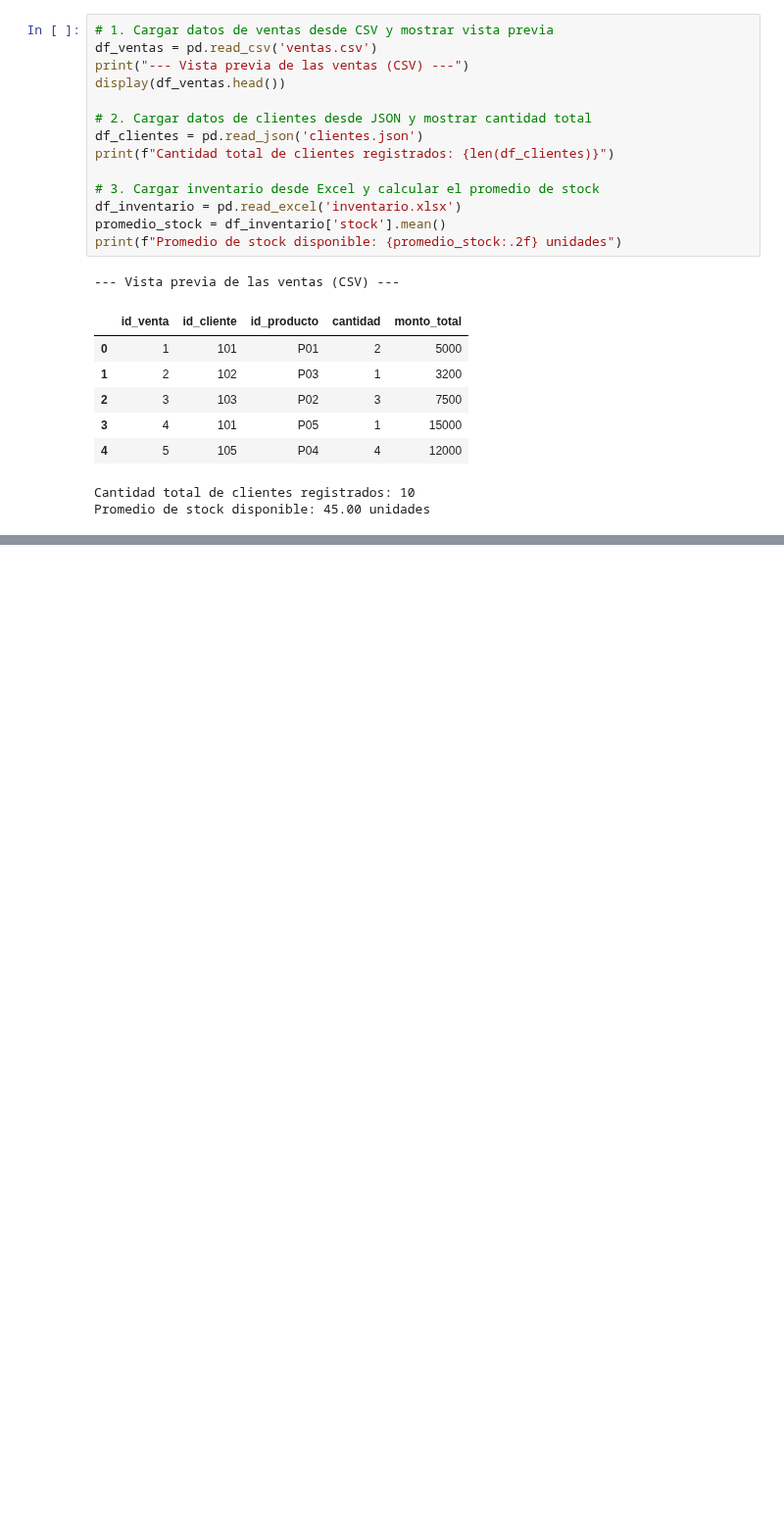
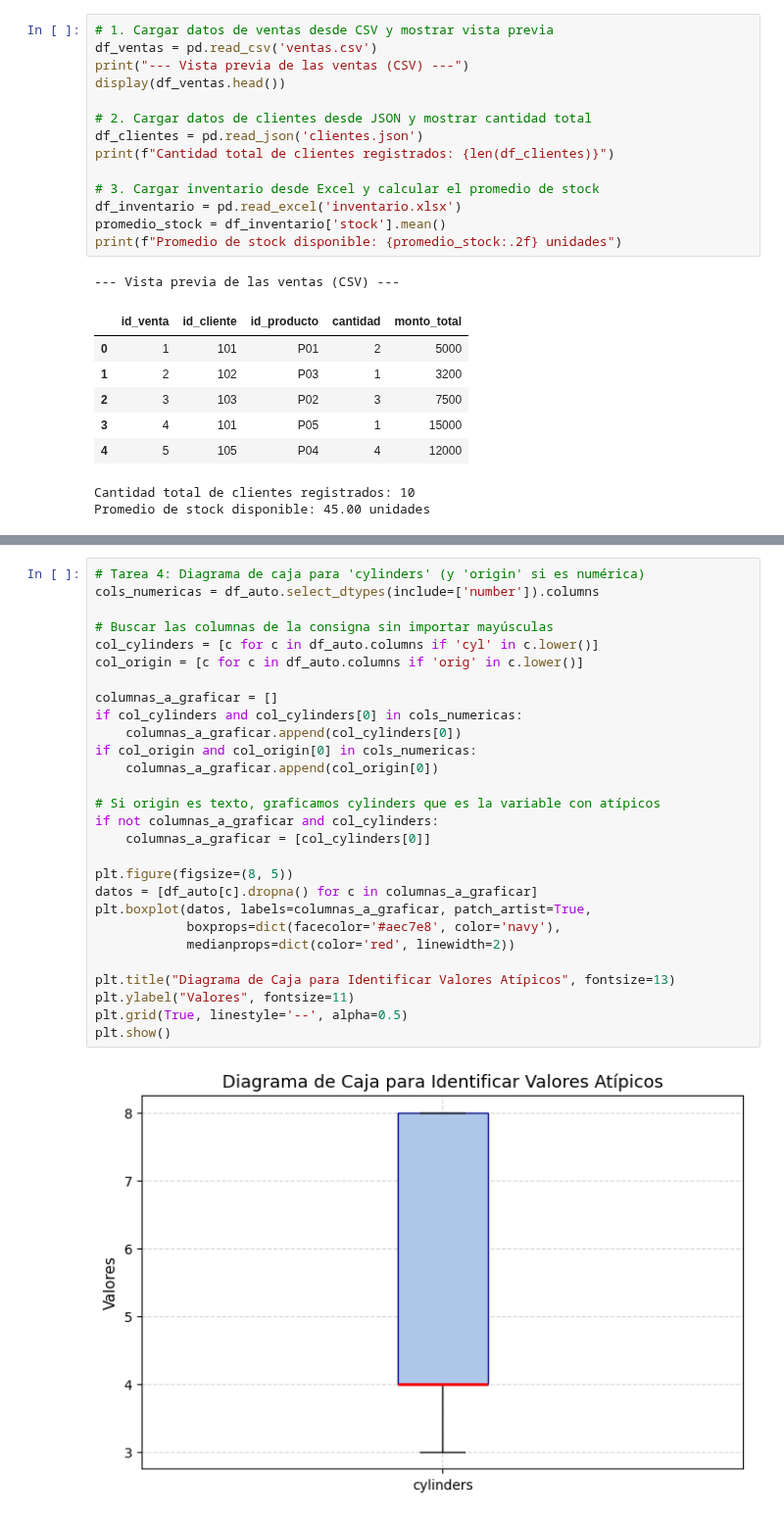
Before and after one commit to Gise08/Aprendizaje_Autotamico_2026, a Jupyter notebook: Clase_2/Clase_2.ipynb, the cells around one changed output, grey strips where cells are left out. Shown at 98% size. Drawn from its saved outputs; the diff is of its cells as text; blank space fills up the shorter version.

```diff
--- a/Clase_2/Clase_2.ipynb
+++ b/Clase_2/Clase_2.ipynb
@@ -69,0 +125,30 @@ Promedio de stock disponible: 45.00 unidades
+# %%
+# Tarea 4: Diagrama de caja para 'cylinders' (y 'origin' si es numérica)
+cols_numericas = df_auto.select_dtypes(include=['number']).columns
+
+# Buscar las columnas de la consigna sin importar mayúsculas
+col_cylinders = [c for c in df_auto.columns if 'cyl' in c.lower()]
+col_origin = [c for c in df_auto.columns if 'orig' in c.lower()]
+
+columnas_a_graficar = []
+if col_cylinders and col_cylinders[0] in cols_numericas:
+    columnas_a_graficar.append(col_cylinders[0])
+if col_origin and col_origin[0] in cols_numericas:
+    columnas_a_graficar.append(col_origin[0])
+
+# Si origin es texto, graficamos cylinders que es la variable con atípicos
+if not columnas_a_graficar and col_cylinders:
+    columnas_a_graficar = [col_cylinders[0]]
+
+plt.figure(figsize=(8, 5))
+datos = [df_auto[c].dropna() for c in columnas_a_graficar]
+plt.boxplot(datos, labels=columnas_a_graficar, patch_artist=True,
+            boxprops=dict(facecolor='#aec7e8', color='navy'),
+            medianprops=dict(color='red', linewidth=2))
+
+plt.title("Diagrama de Caja para Identificar Valores Atípicos", fontsize=13)
+plt.ylabel("Valores", fontsize=11)
+plt.grid(True, linestyle='--', alpha=0.5)
+plt.show()
+# %% [output]
+[figure, added]
```
Also changed, not shown: parts of 6 cells of this notebook, 1 other file.
